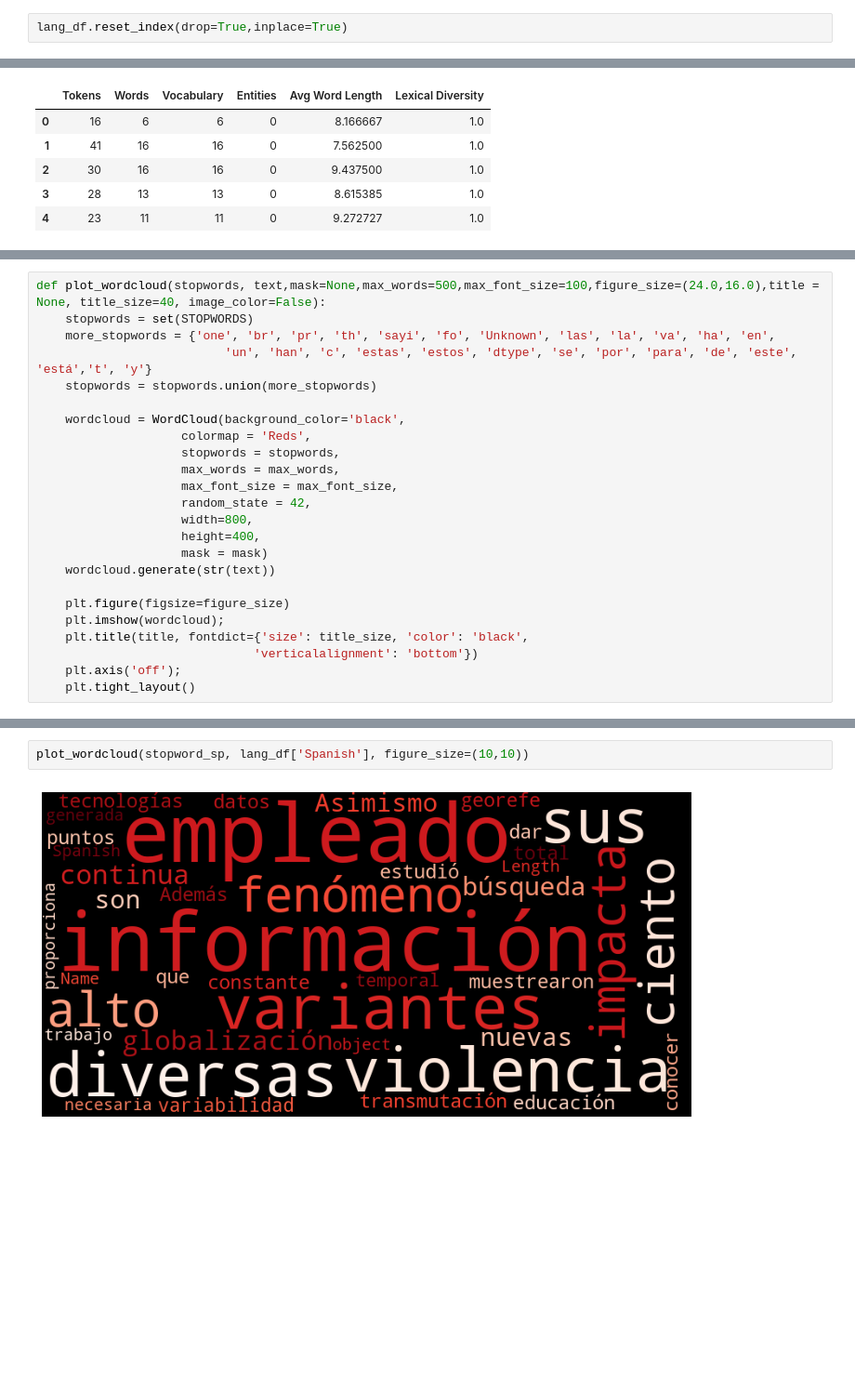
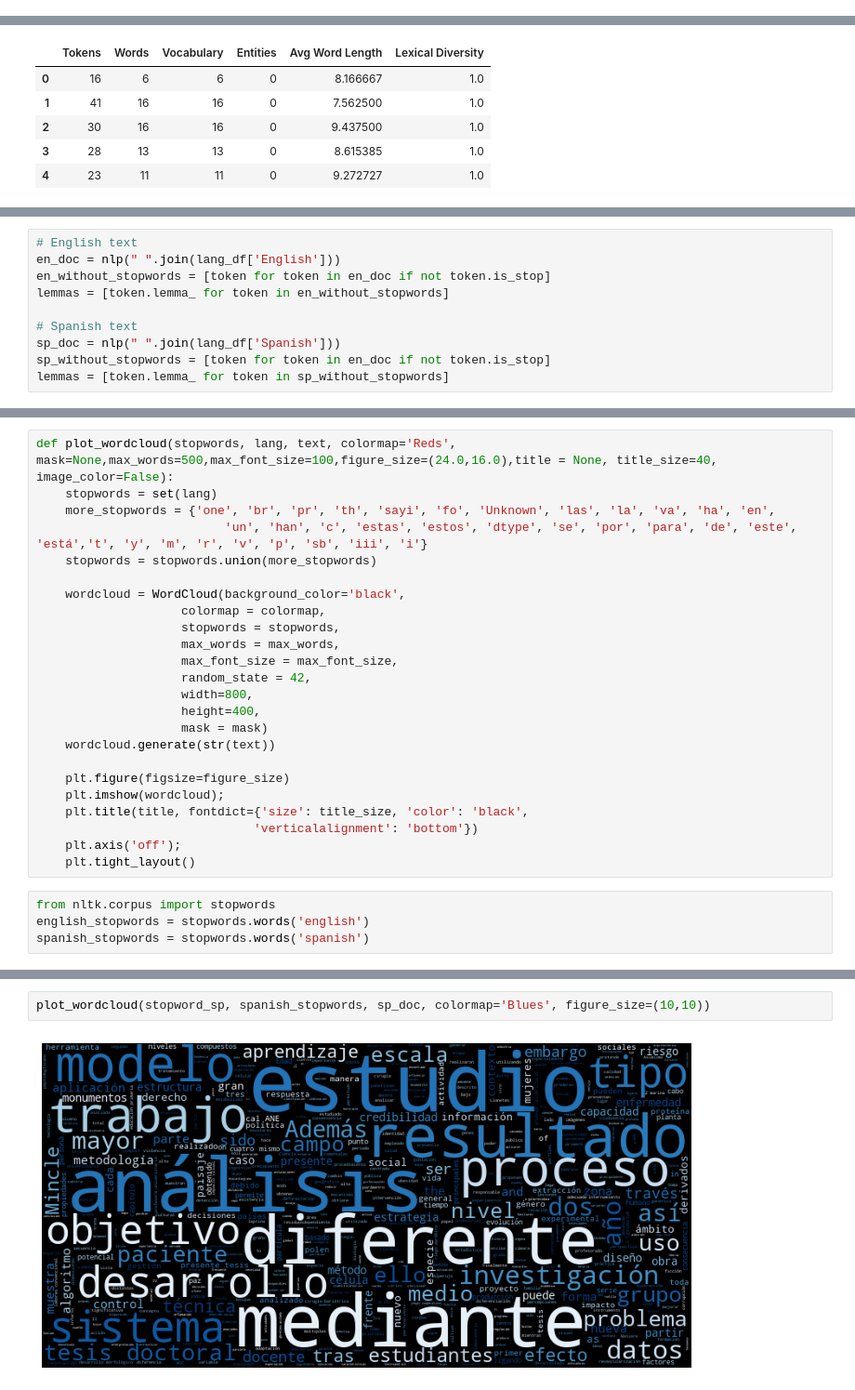
Before and after one commit to Carmen-Martinez/CLIR_MT, a Jupyter notebook: Final_Draft.ipynb, the cells around one changed output, grey strips where cells are left out. Shown: that part at 93% size. Cells and saved outputs as stored; diff of their text form; blank space fills up the shorter version.

```diff
--- a/Final_Draft.ipynb
+++ b/Final_Draft.ipynb
@@ -41,5 +70,3 @@ lang_df.head()
-# %%
-lang_df.reset_index(drop=True,inplace=True)
 # %% [markdown]
 ## Example Sentence
 # %%
@@ -165,0 +193,10 @@ plt.show()
+# %%
+# English text
+en_doc = nlp(" ".join(lang_df['English']))
+en_without_stopwords = [token for token in en_doc if not token.is_stop]
+lemmas = [token.lemma_ for token in en_without_stopwords]
+
+# Spanish text
+sp_doc = nlp(" ".join(lang_df['Spanish']))
+sp_without_stopwords = [token for token in en_doc if not token.is_stop]
+lemmas = [token.lemma_ for token in sp_without_stopwords]
@@ -166,12 +215,12 @@ plt.show()
 # %%
-def plot_wordcloud(stopwords, text,mask=None,max_words=500,max_font_size=100,figure_size=(24.0,16.0),title = None, title_size=40, image_color=False):
-    stopwords = set(STOPWORDS)
+def plot_wordcloud(stopwords, lang, text, colormap='Reds', mask=None,max_words=500,max_font_size=100,figure_size=(24.0,16.0),title = None, title_size=40, image_color=False):
+    stopwords = set(lang)
     more_stopwords = {'one', 'br', 'pr', 'th', 'sayi', 'fo', 'Unknown', 'las', 'la', 'va', 'ha', 'en',
-                          'un', 'han', 'c', 'estas', 'estos', 'dtype', 'se', 'por', 'para', 'de', 'este', 'está','t', 'y'}
+                          'un', 'han', 'c', 'estas', 'estos', 'dtype', 'se', 'por', 'para', 'de', 'este', 'está','t', 'y', 'm', 'r', 'v', 'p', 'sb', 'iii', 'i'}
     stopwords = stopwords.union(more_stopwords)
 
     wordcloud = WordCloud(background_color='black',
-                    colormap = 'Reds',
+                    colormap = colormap,
                     stopwords = stopwords,
                     max_words = max_words,
                     max_font_size = max_font_size,
@@ -187,4 +236,8 @@ def plot_wordcloud(stopwords, text,mask=None,max_words=500,max_font_size=100,fig
                               'verticalalignment': 'bottom'})
     plt.axis('off');
     plt.tight_layout()
+# %%
+from nltk.corpus import stopwords
+english_stopwords = stopwords.words('english')
+spanish_stopwords = stopwords.words('spanish')
 # %%
@@ -194,4 +247,4 @@ plot_wordcloud(stopword_en, lang_df['English'], figure_size=(10,10))
 # %%
-plot_wordcloud(stopword_sp, lang_df['Spanish'], figure_size=(10,10))
+plot_wordcloud(stopword_sp, spanish_stopwords, sp_doc, colormap='Blues', figure_size=(10,10))
 # %% [output]
-[figure, old version]
+[figure, new version]
```
Also changed, not shown: parts of 18 cells of this notebook.
